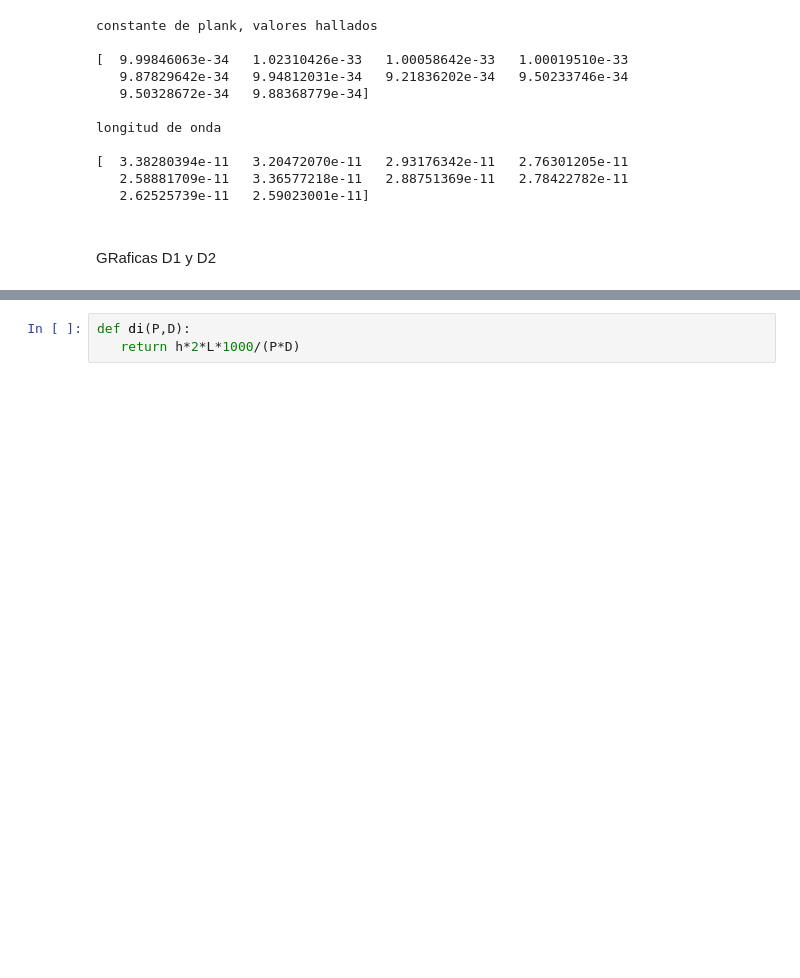
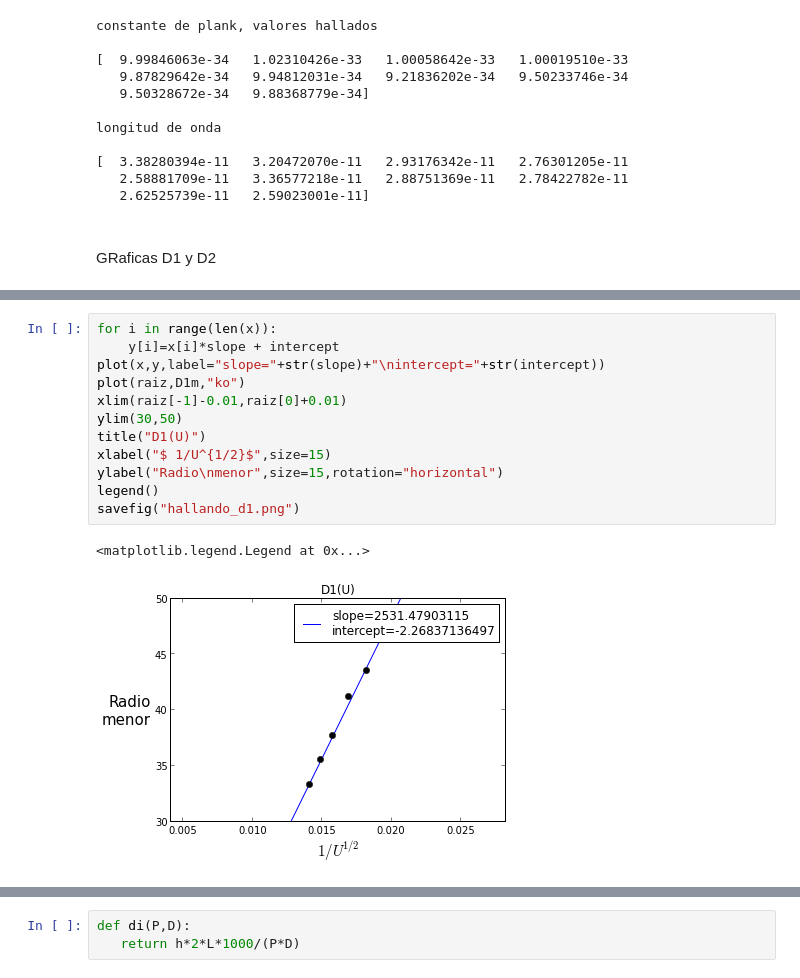
Before and after one commit to daniel-lozano/lab-intermedio, a Jupyter notebook: Difraccion.ipynb, the cells around one changed output, grey strips where cells are left out. Saved outputs shown, nothing was run; the diff lists cells and outputs as text; blank space fills up the shorter version.

```diff
--- a/Difraccion.ipynb
+++ b/Difraccion.ipynb
@@ -266 +278,16 @@ print D1m
+# %%
+for i in range(len(x)):
+    y[i]=x[i]*slope + intercept
+plot(x,y,label="slope="+str(slope)+"\nintercept="+str(intercept))
+plot(raiz,D1m,"ko")
+xlim(raiz[-1]-0.01,raiz[0]+0.01)
+ylim(30,50)
+title("D1(U)")
+xlabel("$ 1/U^{1/2}$",size=15)
+ylabel("Radio\nmenor",size=15,rotation="horizontal")
+legend()
+savefig("hallando_d1.png")
+# %% [output]
+<matplotlib.legend.Legend at 0x...>
+[figure, added]
 # %%
```
Also changed, not shown: parts of 13 cells of this notebook, 3 other files.
